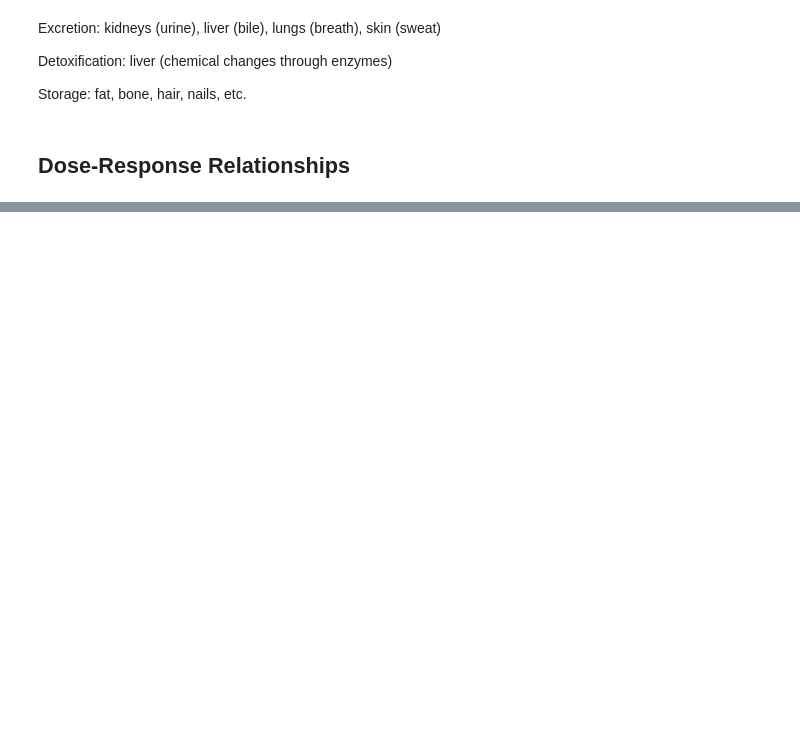
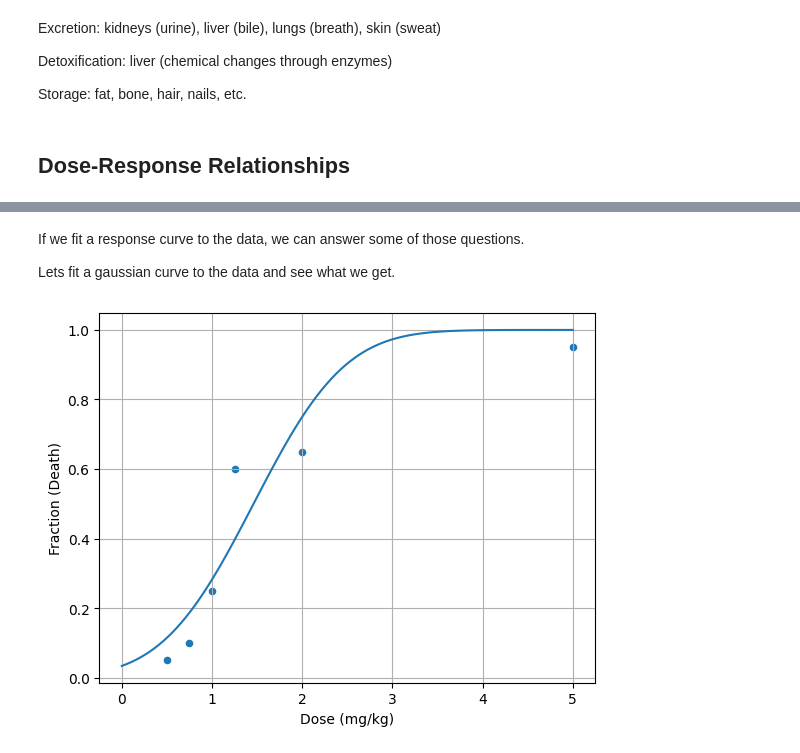
Before and after one commit to clint-bg/safetyinjc, a Jupyter notebook: _sources/physical/14-Toxicity.ipynb, the cells around one changed output, grey strips where cells are left out. Drawn from its saved outputs; the diff is of its cells as text; code cells hidden in the pictures; blank space fills up the shorter version.

```diff
--- a/_sources/physical/14-Toxicity.ipynb
+++ b/_sources/physical/14-Toxicity.ipynb
@@ -68,0 +83,22 @@ Suppose we have the following data from a toxicology study with mice:
+# %% [markdown]
+If we fit a response curve to the data, we can answer some of those questions.
+
+Lets fit a gaussian curve to the data and see what we get.
+# %%
+# fit a cumulative gaussian to the data
+from scipy.optimize import curve_fit
+from scipy.stats import norm
+
+def cumulative_gaussian(x, mu, sigma):
+    return norm.cdf(x, mu, sigma)
+
+popt, pcov = curve_fit(cumulative_gaussian, df['Dose (mg/kg)'], df['Fraction (Death)'])
+
+x = np.linspace(0, 5, 100)
+y = cumulative_gaussian(x, *popt)
+
+df.plot(x='Dose (mg/kg)', y='Fraction (Death)', kind='scatter')
+plt.plot(x, y, label='fit'); plt.grid()
+plt.show()
+# %% [output]
+[figure, added]
```
Also changed, not shown: parts of 31 cells of this notebook, 7 other files.
